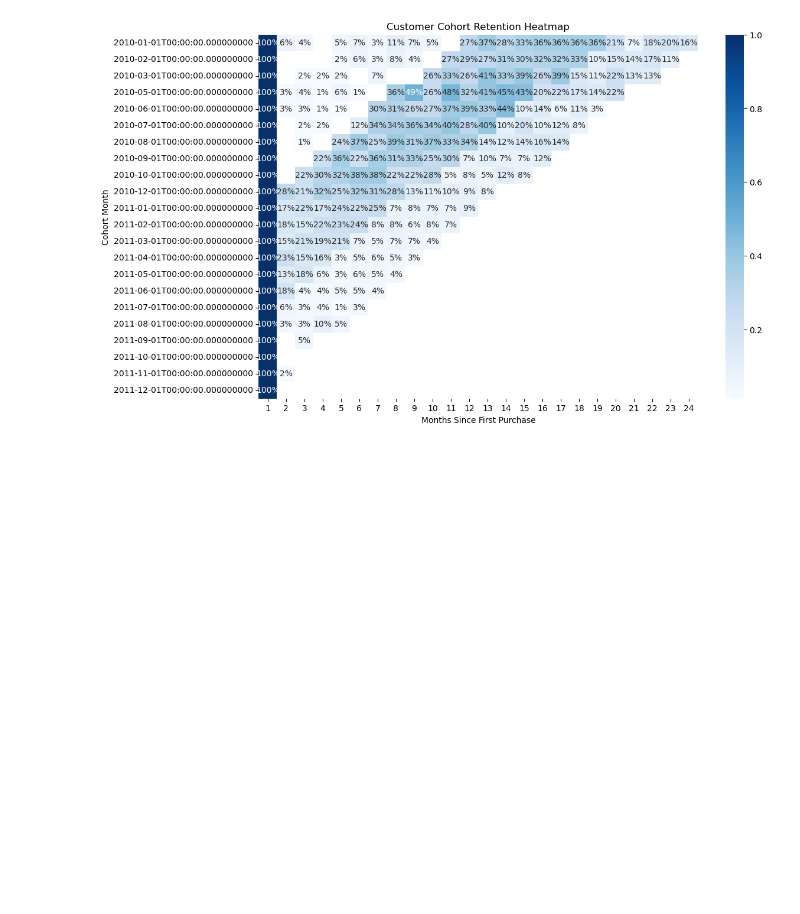
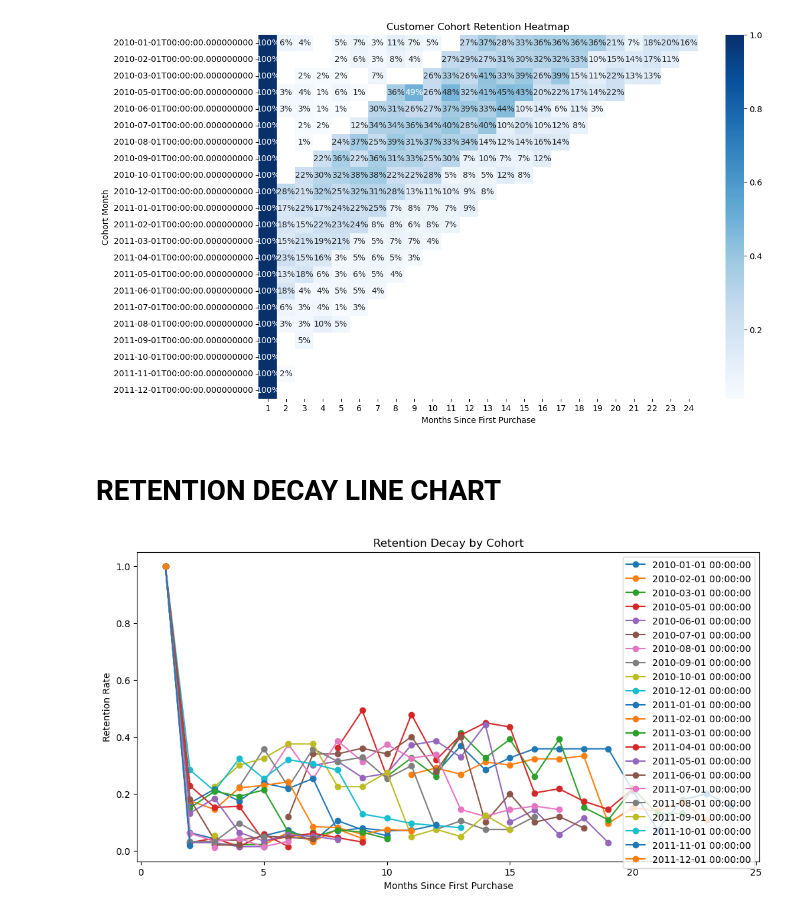
Before and after one commit to dharani-malla/Cohort-Retention-CLTV-Analysis, a Jupyter notebook: week4_visualization.ipynb, the cells around one changed output. Saved outputs shown, nothing was run; the diff lists cells and outputs as text; code cells hidden in the pictures; blank space fills up the shorter version.

Commit message:
feature : created retention decay line chart
Generated a retention decay line chart to visualize customer retention trends across different cohort months with appropriate labels and legend

```diff
--- a/week4_visualization.ipynb
+++ b/week4_visualization.ipynb
@@ -65,3 +65,23 @@ plt.ylabel("Cohort Month")
 plt.show()
 # %% [output]
 [figure]
+# %% [markdown]
+# RETENTION DECAY LINE CHART
+# %%
+plt.figure(figsize=(12,6))
+
+for cohort in retention_matrix.index:
+    plt.plot(
+        retention_matrix.columns,
+        retention_matrix.loc[cohort],
+        marker='o'
+    )
+
+plt.title("Retention Decay by Cohort")
+plt.xlabel("Months Since First Purchase")
+plt.ylabel("Retention Rate")
+plt.legend(retention_matrix.index)
+
+plt.show()
+# %% [output]
+[figure, added]
```
